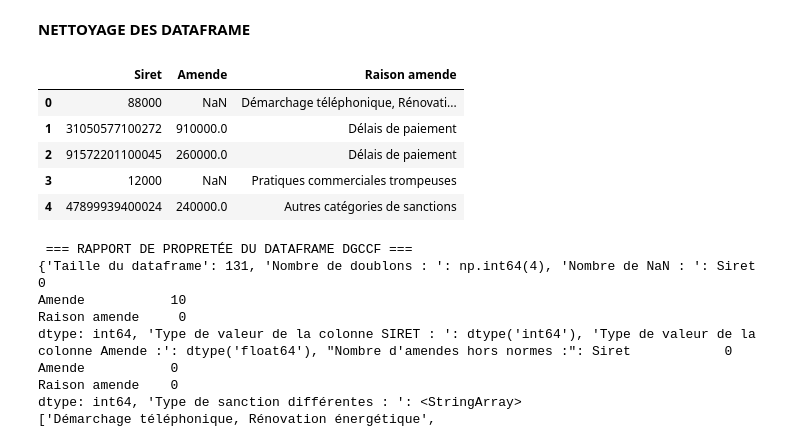
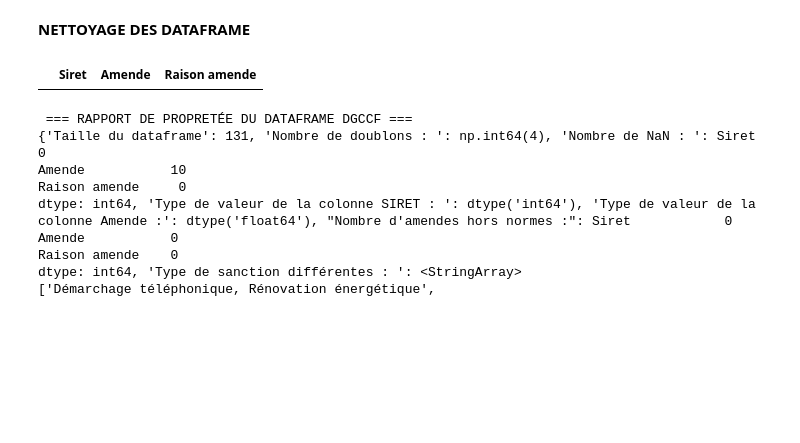
Before and after one commit to Alex-LC0/analyse-dgccrf, a Jupyter notebook: analyse.ipynb, the cells around one changed output. Drawn from its saved outputs; the diff is of its cells as text; code cells hidden in the pictures; blank space fills up the shorter version.

```diff
--- a/analyse.ipynb
+++ b/analyse.ipynb
@@ -13,16 +13,11 @@ naf = pd.read_excel("table_naf/code_naf.xls")  #  Table de référence des codes
 # %%
 # Nettoyage du DataFrame contenant les sanctions de la DGCCRF
 
     # 1. Visualisation des colonnes du DF
 
-dgccrf.head()
+dgccrf.head(0)
 # %% [output]
 |  | Siret | Amende | Raison amende |
-| 0 | 88000 | NaN | Démarchage téléphonique, Rénovati... |
-| 1 | 31050577100272 | 910000.0 | Délais de paiement |
-| 2 | 91572201100045 | 260000.0 | Délais de paiement |
-| 3 | 12000 | NaN | Pratiques commerciales trompeuses |
-| 4 | 47899939400024 | 240000.0 | Autres catégories de sanctions |
 # %%
     # 2. Création d'un rapport de propretée du DF
 
```
Also changed, not shown: parts of 1 cell of this notebook.
